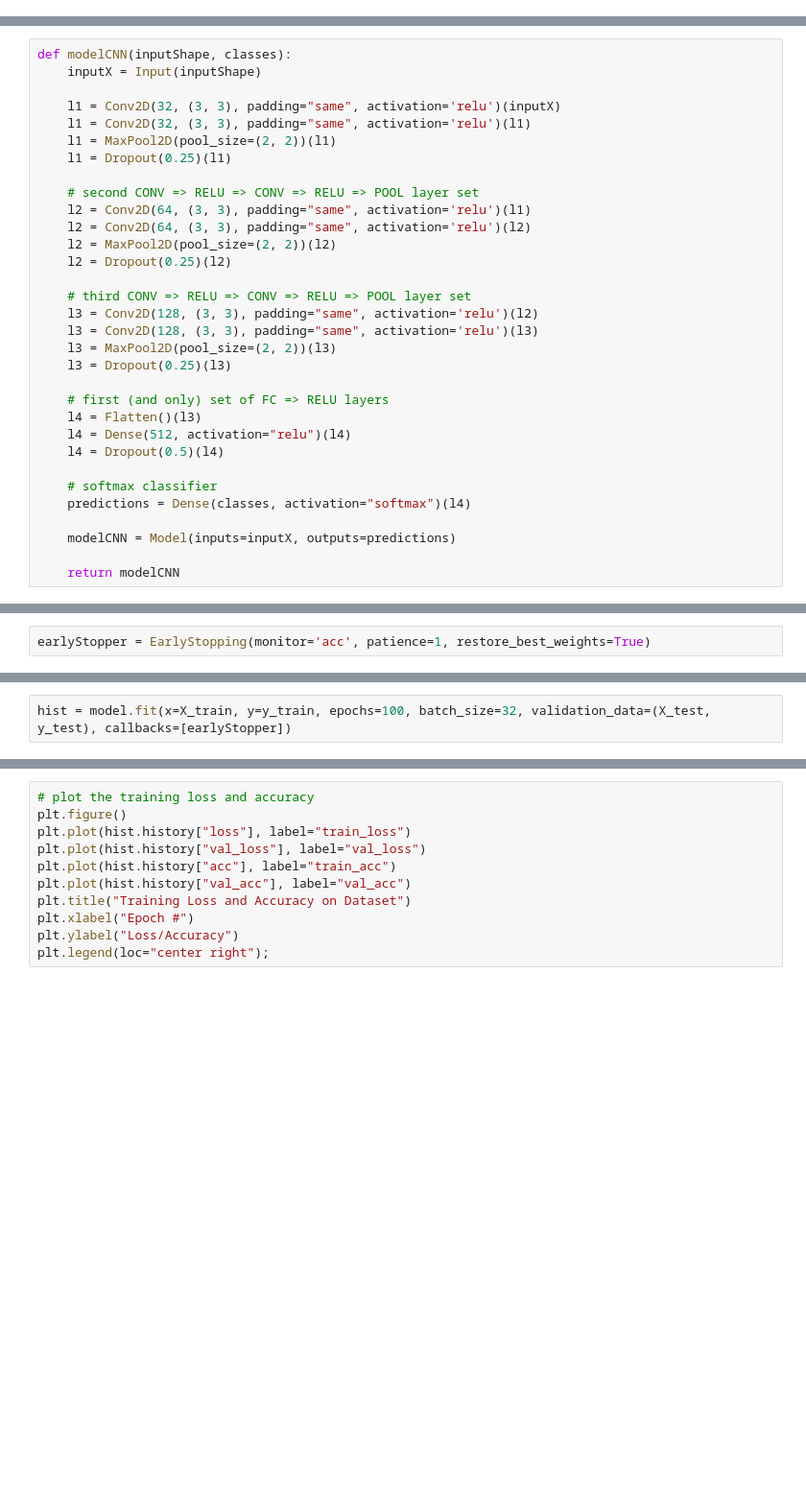
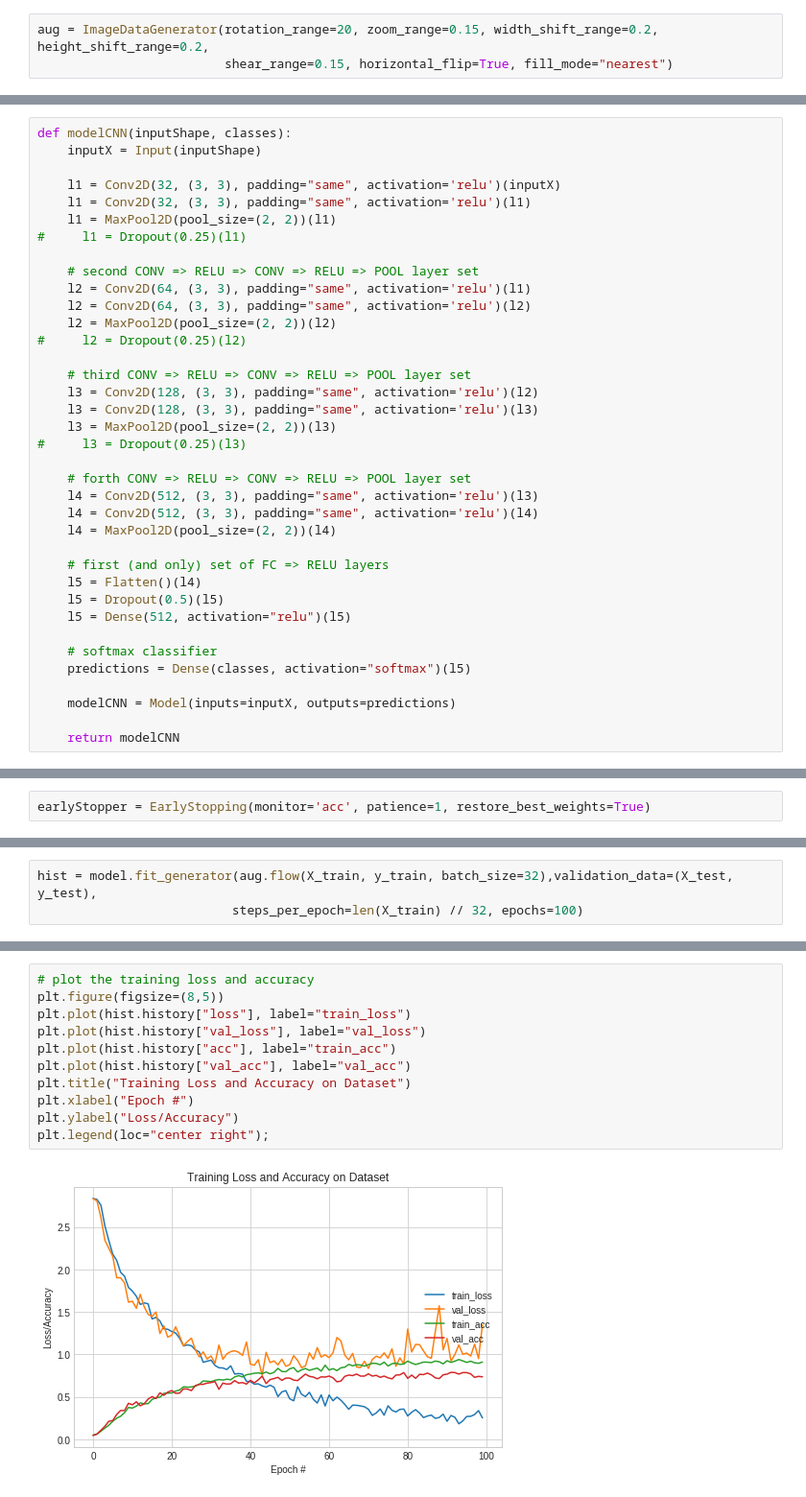
Before and after one commit to ayulockin/myDLexperiments, a Jupyter notebook: flower17Classes.ipynb, the cells around one changed output, grey strips where cells are left out. Shown: that part at 96% size. Drawn from its saved outputs; the diff is of its cells as text; blank space fills up the shorter version.

Commit message:
Use of ImageDataGenerator+fit_generator

```diff
--- a/flower17Classes.ipynb
+++ b/flower17Classes.ipynb
@@ -75,0 +99,3 @@ show_images(sample_images, 2, titles=sample_labels)
+# %%
+aug = ImageDataGenerator(rotation_range=20, zoom_range=0.15, width_shift_range=0.2, height_shift_range=0.2,
+                         shear_range=0.15, horizontal_flip=True, fill_mode="nearest")
@@ -80,27 +108,32 @@ def modelCNN(inputShape, classes):
     l1 = Conv2D(32, (3, 3), padding="same", activation='relu')(inputX)
     l1 = Conv2D(32, (3, 3), padding="same", activation='relu')(l1)
     l1 = MaxPool2D(pool_size=(2, 2))(l1)
-    l1 = Dropout(0.25)(l1)
+#     l1 = Dropout(0.25)(l1)
 
     # second CONV => RELU => CONV => RELU => POOL layer set
     l2 = Conv2D(64, (3, 3), padding="same", activation='relu')(l1)
     l2 = Conv2D(64, (3, 3), padding="same", activation='relu')(l2)
     l2 = MaxPool2D(pool_size=(2, 2))(l2)
-    l2 = Dropout(0.25)(l2)
+#     l2 = Dropout(0.25)(l2)
 
     # third CONV => RELU => CONV => RELU => POOL layer set
     l3 = Conv2D(128, (3, 3), padding="same", activation='relu')(l2)
     l3 = Conv2D(128, (3, 3), padding="same", activation='relu')(l3)
     l3 = MaxPool2D(pool_size=(2, 2))(l3)
-    l3 = Dropout(0.25)(l3)
+#     l3 = Dropout(0.25)(l3)
+
+    # forth CONV => RELU => CONV => RELU => POOL layer set
+    l4 = Conv2D(512, (3, 3), padding="same", activation='relu')(l3)
+    l4 = Conv2D(512, (3, 3), padding="same", activation='relu')(l4)
+    l4 = MaxPool2D(pool_size=(2, 2))(l4)
 
     # first (and only) set of FC => RELU layers
-    l4 = Flatten()(l3)
-    l4 = Dense(512, activation="relu")(l4)
-    l4 = Dropout(0.5)(l4)
+    l5 = Flatten()(l4)
+    l5 = Dropout(0.5)(l5)
+    l5 = Dense(512, activation="relu")(l5)
 
     # softmax classifier
-    predictions = Dense(classes, activation="softmax")(l4)
+    predictions = Dense(classes, activation="softmax")(l5)
 
     modelCNN = Model(inputs=inputX, outputs=predictions)
 
@@ -116,2 +173,3 @@ earlyStopper = EarlyStopping(monitor='acc', patience=1, restore_best_weights=Tru
 # %%
-hist = model.fit(x=X_train, y=y_train, epochs=100, batch_size=32, validation_data=(X_test, y_test), callbacks=[earlyStopper])
+hist = model.fit_generator(aug.flow(X_train, y_train, batch_size=32),validation_data=(X_test, y_test),
+                          steps_per_epoch=len(X_train) // 32, epochs=100)
@@ -118,11 +194,13 @@ hist = model.fit(x=X_train, y=y_train, epochs=100, batch_size=32, validation_dat
 # %%
 # plot the training loss and accuracy
-plt.figure()
+plt.figure(figsize=(8,5))
 plt.plot(hist.history["loss"], label="train_loss")
 plt.plot(hist.history["val_loss"], label="val_loss")
 plt.plot(hist.history["acc"], label="train_acc")
 plt.plot(hist.history["val_acc"], label="val_acc")
 plt.title("Training Loss and Accuracy on Dataset")
 plt.xlabel("Epoch #")
 plt.ylabel("Loss/Accuracy")
 plt.legend(loc="center right");
+# %% [output]
+[figure, added]
```
Also changed, not shown: parts of 22 cells of this notebook.
